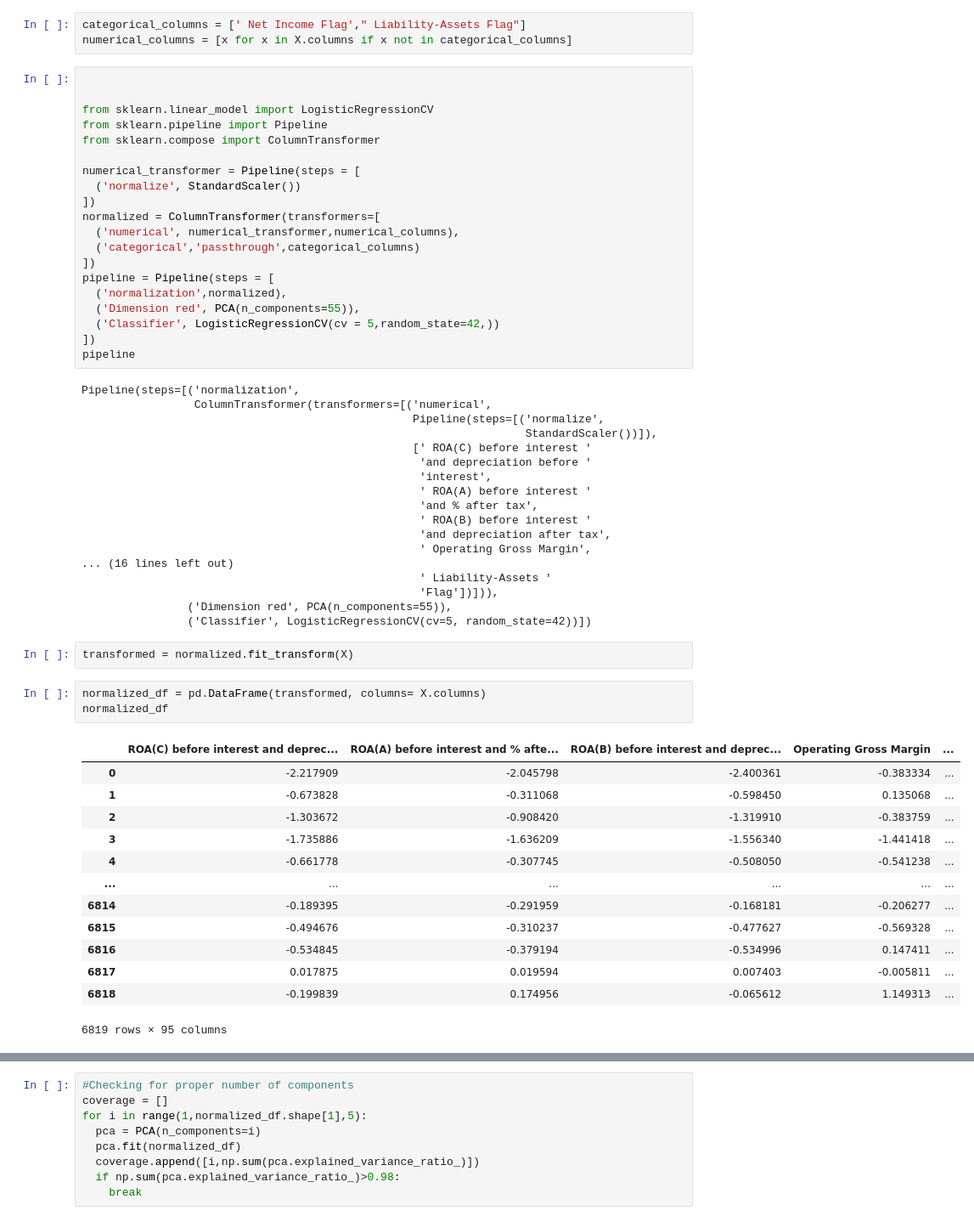
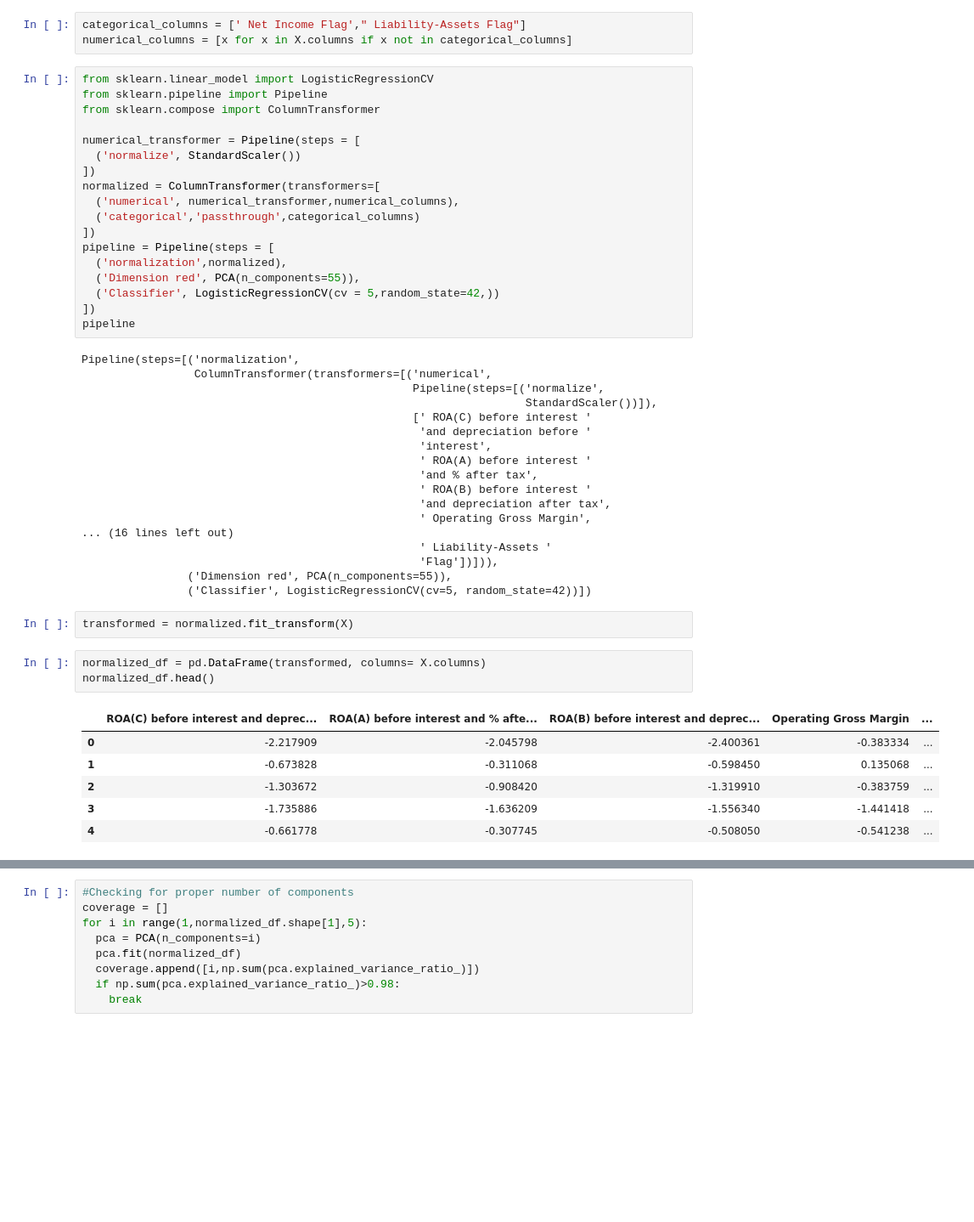
Before and after one commit to Rajibsigdel12345/Bankruptcy-pred, a Jupyter notebook: model.ipynb, the cells around one changed output, grey strips where cells are left out. Shown at 85% size. Cells and saved outputs as stored; diff of their text form; blank space fills up the shorter version.

```diff
--- a/model.ipynb
+++ b/model.ipynb
@@ -16,8 +16,6 @@ X, y = data.drop(columns=['Bankrupt?']) , data['Bankrupt?']
 categorical_columns = [' Net Income Flag'," Liability-Assets Flag"]
 numerical_columns = [x for x in X.columns if x not in categorical_columns]
 # %%
-
-
 from sklearn.linear_model import LogisticRegressionCV
 from sklearn.pipeline import Pipeline
 from sklearn.compose import ColumnTransformer
@@ -57,18 +55,11 @@ Pipeline(steps=[('normalization',
 transformed = normalized.fit_transform(X)
 # %%
 normalized_df = pd.DataFrame(transformed, columns= X.columns)
-normalized_df
+normalized_df.head()
 # %% [output]
 |  | ROA(C) before interest and deprec... | ROA(A) before interest and % afte... | ROA(B) before interest and deprec... | Operating Gross Margin | ... |
 | 0 | -2.217909 | -2.045798 | -2.400361 | -0.383334 | ... |
 | 1 | -0.673828 | -0.311068 | -0.598450 | 0.135068 | ... |
 | 2 | -1.303672 | -0.908420 | -1.319910 | -0.383759 | ... |
 | 3 | -1.735886 | -1.636209 | -1.556340 | -1.441418 | ... |
 | 4 | -0.661778 | -0.307745 | -0.508050 | -0.541238 | ... |
-| ... | ... | ... | ... | ... | ... |
-| 6814 | -0.189395 | -0.291959 | -0.168181 | -0.206277 | ... |
-| 6815 | -0.494676 | -0.310237 | -0.477627 | -0.569328 | ... |
-| 6816 | -0.534845 | -0.379194 | -0.534996 | 0.147411 | ... |
-| 6817 | 0.017875 | 0.019594 | 0.007403 | -0.005811 | ... |
-| 6818 | -0.199839 | 0.174956 | -0.065612 | 1.149313 | ... |
-6819 rows × 95 columns
```
Also changed, not shown: parts of 32 cells of this notebook.
